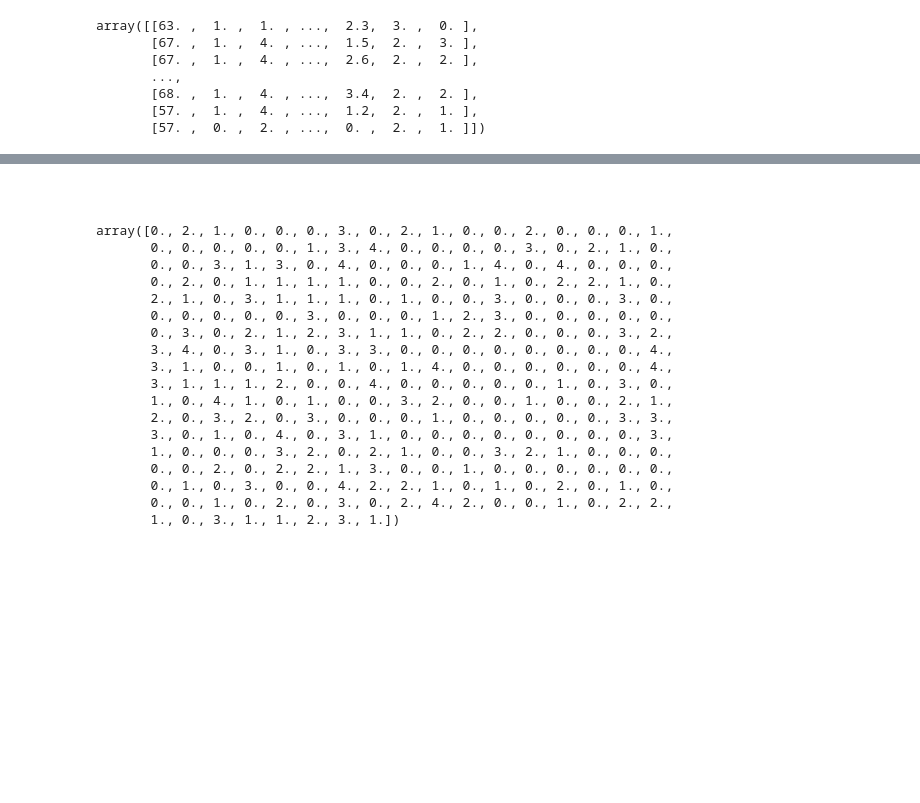
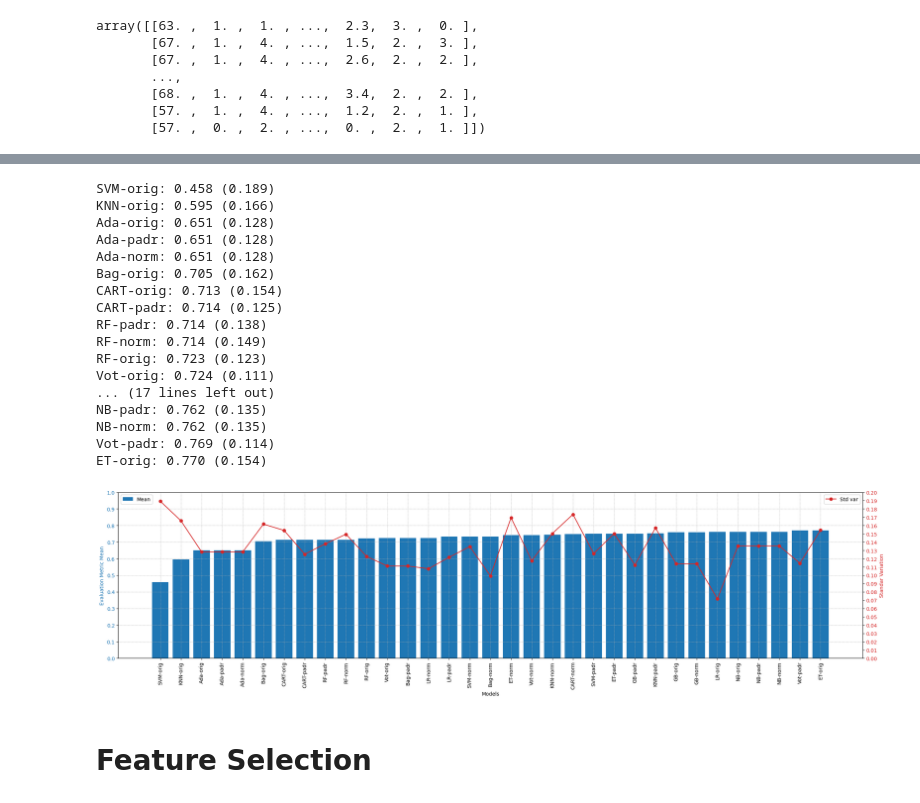
Before and after one commit to fangnes/pucrio_data_science_and_analytics, a Jupyter notebook: MVP_Machine_Learning_&_Analytics.ipynb, the cells around one changed output, grey strips where cells are left out. Saved outputs shown, nothing was run; the diff lists cells and outputs as text; code cells hidden in the pictures; blank space fills up the shorter version.

```diff
--- a/MVP_Machine_Learning_&_Analytics.ipynb
+++ b/MVP_Machine_Learning_&_Analytics.ipynb
@@ -209,26 +508,23 @@ array([[63. ,  1. ,  1. , ...,  2.3,  3. ,  0. ],
+# %%
+eval_metric_mean_std_plot(pip_results, pip_names)
+# %% [output]
+SVM-orig: 0.458 (0.189)
+KNN-orig: 0.595 (0.166)
+Ada-orig: 0.651 (0.128)
+Ada-padr: 0.651 (0.128)
+Ada-norm: 0.651 (0.128)
+Bag-orig: 0.705 (0.162)
+CART-orig: 0.713 (0.154)
+CART-padr: 0.714 (0.125)
+RF-padr: 0.714 (0.138)
+RF-norm: 0.714 (0.149)
+RF-orig: 0.723 (0.123)
+Vot-orig: 0.724 (0.111)
+... (17 lines left out)
+NB-padr: 0.762 (0.135)
+NB-norm: 0.762 (0.135)
+Vot-padr: 0.769 (0.114)
+ET-orig: 0.770 (0.154)
+[figure, added]
 # %% [markdown]
-#
+# Feature Selection
-# %%
-# Getting target values array
-y = arr_heart_disease[:,13]
-
-y
-# %% [output]
-array([0., 2., 1., 0., 0., 0., 3., 0., 2., 1., 0., 0., 2., 0., 0., 0., 1.,
-       0., 0., 0., 0., 0., 1., 3., 4., 0., 0., 0., 0., 3., 0., 2., 1., 0.,
-       0., 0., 3., 1., 3., 0., 4., 0., 0., 0., 1., 4., 0., 4., 0., 0., 0.,
-       0., 2., 0., 1., 1., 1., 1., 0., 0., 2., 0., 1., 0., 2., 2., 1., 0.,
-       2., 1., 0., 3., 1., 1., 1., 0., 1., 0., 0., 3., 0., 0., 0., 3., 0.,
-       0., 0., 0., 0., 0., 3., 0., 0., 0., 1., 2., 3., 0., 0., 0., 0., 0.,
-       0., 3., 0., 2., 1., 2., 3., 1., 1., 0., 2., 2., 0., 0., 0., 3., 2.,
-       3., 4., 0., 3., 1., 0., 3., 3., 0., 0., 0., 0., 0., 0., 0., 0., 4.,
-       3., 1., 0., 0., 1., 0., 1., 0., 1., 4., 0., 0., 0., 0., 0., 0., 4.,
-       3., 1., 1., 1., 2., 0., 0., 4., 0., 0., 0., 0., 0., 1., 0., 3., 0.,
-       1., 0., 4., 1., 0., 1., 0., 0., 3., 2., 0., 0., 1., 0., 0., 2., 1.,
-       2., 0., 3., 2., 0., 3., 0., 0., 0., 1., 0., 0., 0., 0., 0., 3., 3.,
-       3., 0., 1., 0., 4., 0., 3., 1., 0., 0., 0., 0., 0., 0., 0., 0., 3.,
-       1., 0., 0., 0., 3., 2., 0., 2., 1., 0., 0., 3., 2., 1., 0., 0., 0.,
-       0., 0., 2., 0., 2., 2., 1., 3., 0., 0., 1., 0., 0., 0., 0., 0., 0.,
-       0., 1., 0., 3., 0., 0., 4., 2., 2., 1., 0., 1., 0., 2., 0., 1., 0.,
-       0., 0., 1., 0., 2., 0., 3., 0., 2., 4., 2., 0., 0., 1., 0., 2., 2.,
-       1., 0., 3., 1., 1., 2., 3., 1.])
```
Also changed, not shown: parts of 21 cells of this notebook.
